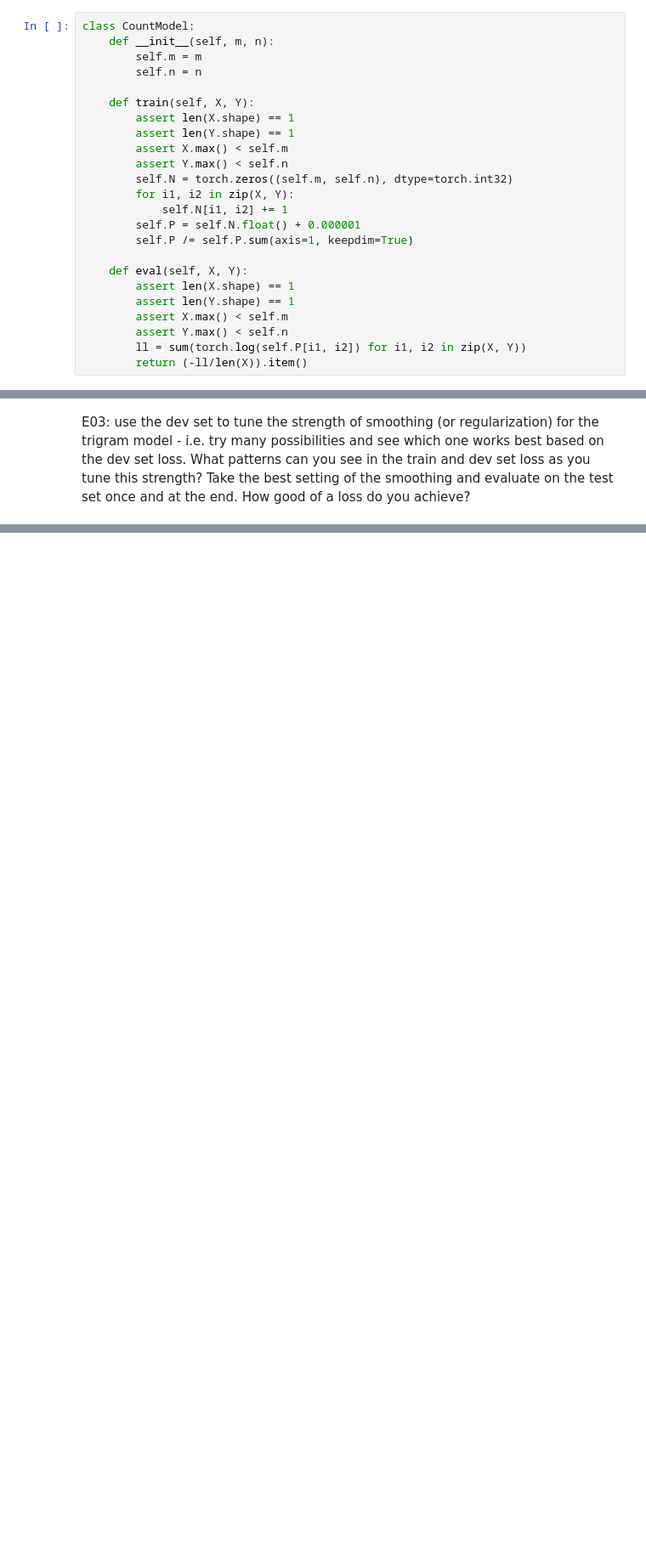
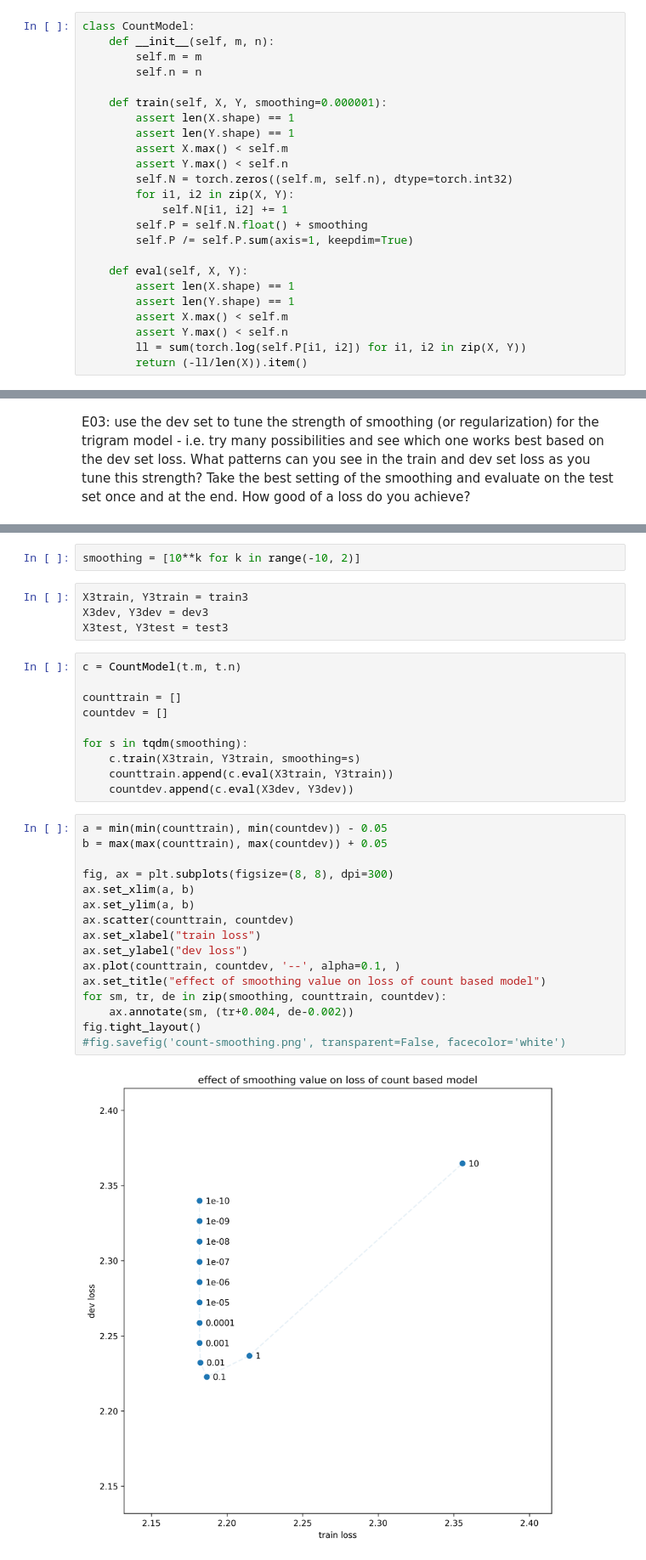
Before and after one commit to andportnoy/nanograd, a Jupyter notebook: lecture-2-exercises.ipynb, the cells around one changed output, grey strips where cells are left out. Shown at 85% size. Cells and saved outputs as stored; diff of their text form; blank space fills up the shorter version.

```diff
--- a/lecture-2-exercises.ipynb
+++ b/lecture-2-exercises.ipynb
@@ -200,7 +204,7 @@ class CountModel:
         self.m = m
         self.n = n
 
-    def train(self, X, Y):
+    def train(self, X, Y, smoothing=0.000001):
         assert len(X.shape) == 1
         assert len(Y.shape) == 1
         assert X.max() < self.m
@@ -208,7 +212,7 @@ class CountModel:
         self.N = torch.zeros((self.m, self.n), dtype=torch.int32)
         for i1, i2 in zip(X, Y):
             self.N[i1, i2] += 1
-        self.P = self.N.float() + 0.000001
+        self.P = self.N.float() + smoothing
         self.P /= self.P.sum(axis=1, keepdim=True)
 
     def eval(self, X, Y):
@@ -441,0 +475,34 @@ E03: use the dev set to tune the strength of smoothing (or regularization) for t
+# %%
+smoothing = [10**k for k in range(-10, 2)]
+# %%
+X3train, Y3train = train3
+X3dev, Y3dev = dev3
+X3test, Y3test = test3
+# %%
+c = CountModel(t.m, t.n)
+
+counttrain = []
+countdev = []
+
+for s in tqdm(smoothing):
+    c.train(X3train, Y3train, smoothing=s)
+    counttrain.append(c.eval(X3train, Y3train))
+    countdev.append(c.eval(X3dev, Y3dev))
+# %%
+a = min(min(counttrain), min(countdev)) - 0.05
+b = max(max(counttrain), max(countdev)) + 0.05
+
+fig, ax = plt.subplots(figsize=(8, 8), dpi=300)
+ax.set_xlim(a, b)
+ax.set_ylim(a, b)
+ax.scatter(counttrain, countdev)
+ax.set_xlabel("train loss")
+ax.set_ylabel("dev loss")
+ax.plot(counttrain, countdev, '--', alpha=0.1, )
+ax.set_title("effect of smoothing value on loss of count based model")
+for sm, tr, de in zip(smoothing, counttrain, countdev):
+    ax.annotate(sm, (tr+0.004, de-0.002))
+fig.tight_layout()
+#fig.savefig('count-smoothing.png', transparent=False, facecolor='white')
+# %% [output]
+[figure, added]
```
Also changed, not shown: parts of 29 cells of this notebook.
